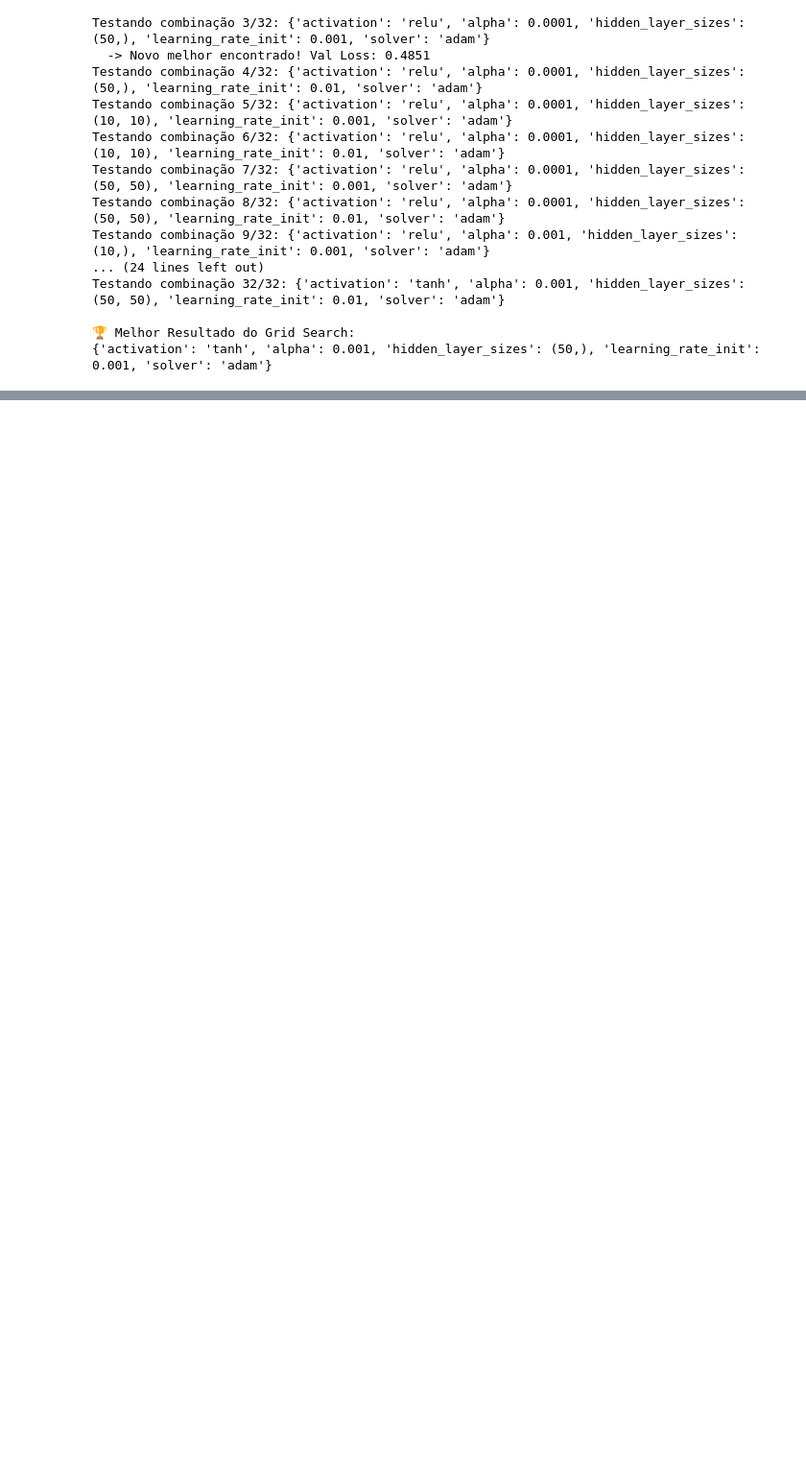
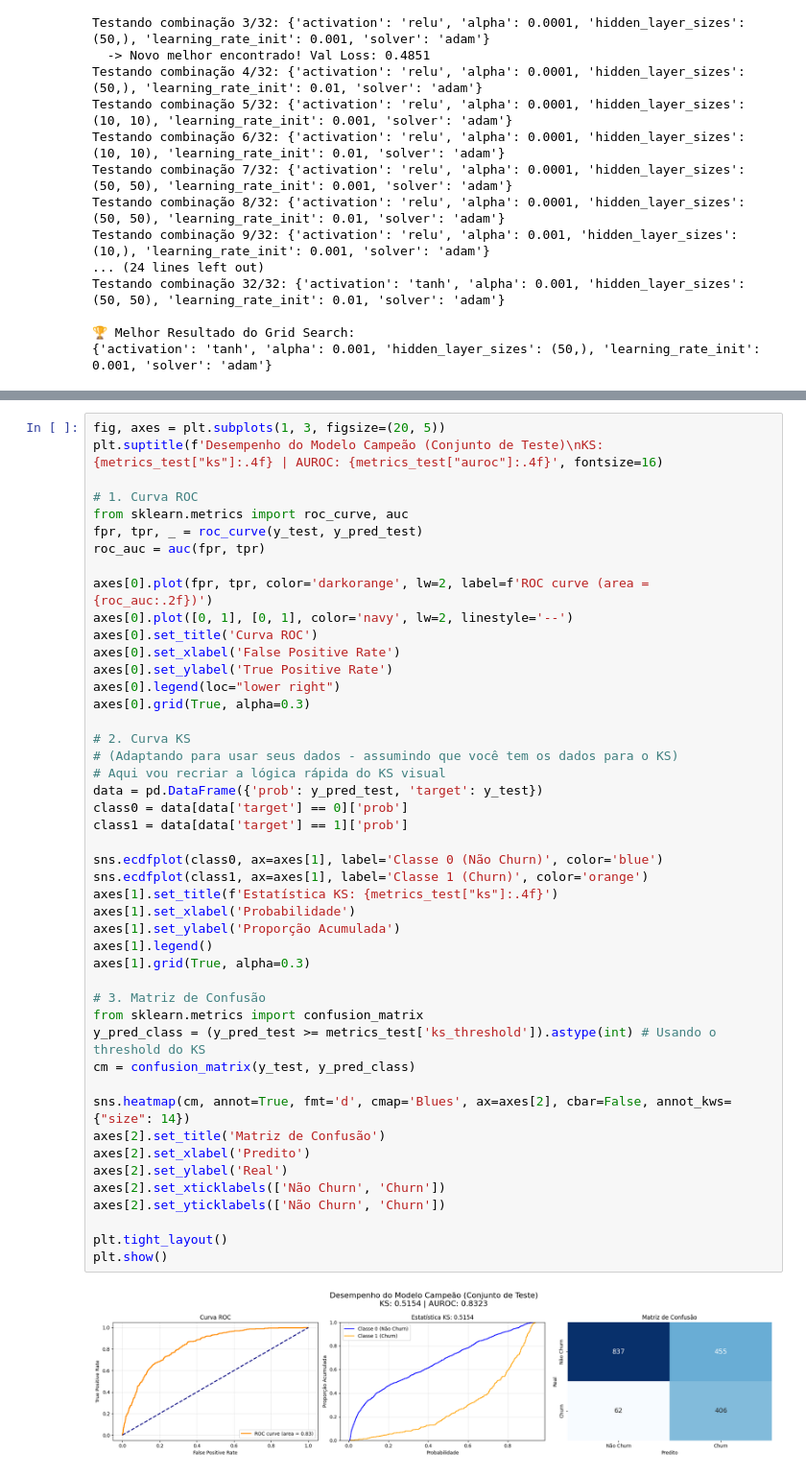
Before and after one commit to vggd18/telecom-churn-project, a Jupyter notebook: experiments/mlp.ipynb, the cells around one changed output, grey strips where cells are left out. Shown: that part at 96% size. Saved outputs shown, nothing was run; the diff lists cells and outputs as text; blank space fills up the shorter version.

```diff
--- a/experiments/mlp.ipynb
+++ b/experiments/mlp.ipynb
@@ -467,0 +483,48 @@ F1 Score:  0.6103
+# %%
+fig, axes = plt.subplots(1, 3, figsize=(20, 5))
+plt.suptitle(f'Desempenho do Modelo Campeão (Conjunto de Teste)\nKS: {metrics_test["ks"]:.4f} | AUROC: {metrics_test["auroc"]:.4f}', fontsize=16)
+
+# 1. Curva ROC
+from sklearn.metrics import roc_curve, auc
+fpr, tpr, _ = roc_curve(y_test, y_pred_test)
+roc_auc = auc(fpr, tpr)
+
+axes[0].plot(fpr, tpr, color='darkorange', lw=2, label=f'ROC curve (area = {roc_auc:.2f})')
+axes[0].plot([0, 1], [0, 1], color='navy', lw=2, linestyle='--')
+axes[0].set_title('Curva ROC')
+axes[0].set_xlabel('False Positive Rate')
+axes[0].set_ylabel('True Positive Rate')
+axes[0].legend(loc="lower right")
+axes[0].grid(True, alpha=0.3)
+
+# 2. Curva KS
+# (Adaptando para usar seus dados - assumindo que você tem os dados para o KS)
+# Aqui vou recriar a lógica rápida do KS visual
+data = pd.DataFrame({'prob': y_pred_test, 'target': y_test})
+class0 = data[data['target'] == 0]['prob']
+class1 = data[data['target'] == 1]['prob']
+
+sns.ecdfplot(class0, ax=axes[1], label='Classe 0 (Não Churn)', color='blue')
+sns.ecdfplot(class1, ax=axes[1], label='Classe 1 (Churn)', color='orange')
+axes[1].set_title(f'Estatística KS: {metrics_test["ks"]:.4f}')
+axes[1].set_xlabel('Probabilidade')
+axes[1].set_ylabel('Proporção Acumulada')
+axes[1].legend()
+axes[1].grid(True, alpha=0.3)
+
+# 3. Matriz de Confusão
+from sklearn.metrics import confusion_matrix
+y_pred_class = (y_pred_test >= metrics_test['ks_threshold']).astype(int) # Usando o threshold do KS
+cm = confusion_matrix(y_test, y_pred_class)
+
+sns.heatmap(cm, annot=True, fmt='d', cmap='Blues', ax=axes[2], cbar=False, annot_kws={"size": 14})
+axes[2].set_title('Matriz de Confusão')
+axes[2].set_xlabel('Predito')
+axes[2].set_ylabel('Real')
+axes[2].set_xticklabels(['Não Churn', 'Churn'])
+axes[2].set_yticklabels(['Não Churn', 'Churn'])
+
+plt.tight_layout()
+plt.show()
+# %% [output]
+[figure, added]
```
Also changed, not shown: parts of 47 cells of this notebook.
